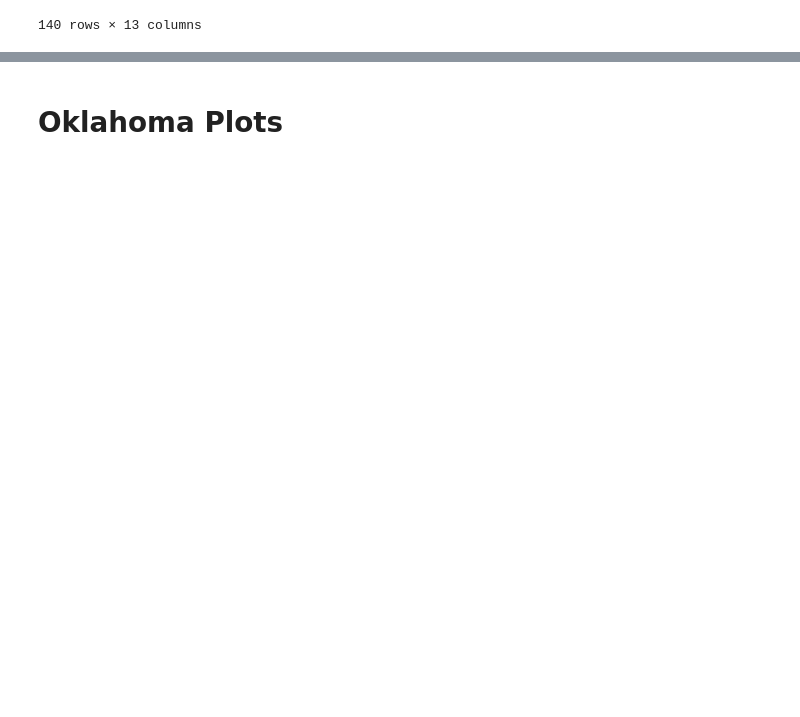
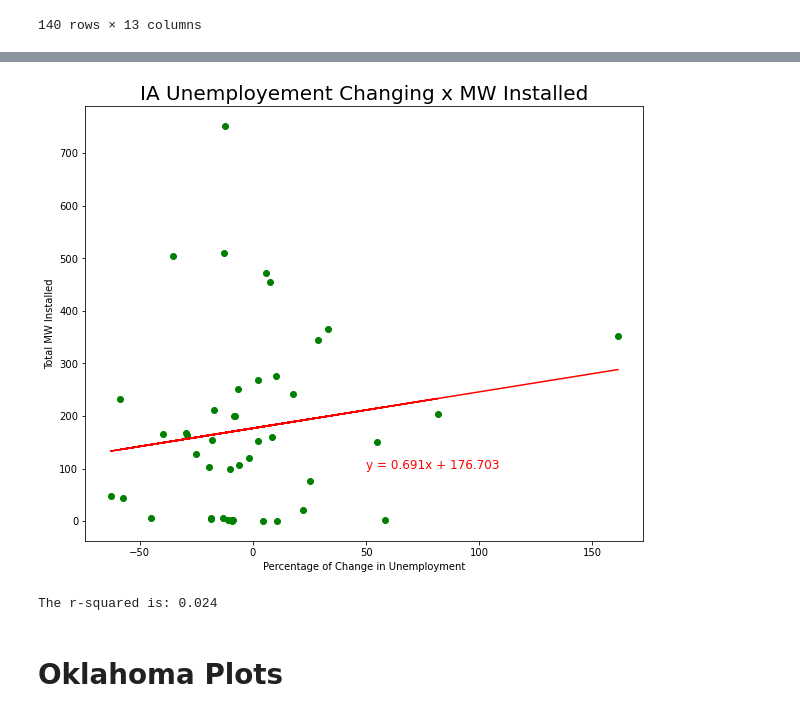
Before and after one commit to cjengleson/Project-1-Repo, a Jupyter notebook: eliza_notebook_plus_census.ipynb, the cells around one changed output, grey strips where cells are left out. Drawn from its saved outputs; the diff is of its cells as text; code cells hidden in the pictures; blank space fills up the shorter version.

```diff
--- a/eliza_notebook_plus_census.ipynb
+++ b/eliza_notebook_plus_census.ipynb
@@ -414,3 +224,50 @@ plt.show()
+# %%
+# add columns with max and min years for every county
+IA_max_min_year = pd.merge(iowa_census,IA_county_max_year, on= 'County', how = 'outer')
+IA_max_min_year = IA_max_min_year.rename(columns={'Year_x': 'Year','Year_y':'Max year'})
+IA_max_min_year = pd.merge(IA_max_min_year,IA_county_min_year, on= 'County', how = 'outer')
+IA_max_min_year = IA_max_min_year.rename(columns={'Year_x': 'Year','Year_y':'Min year'})
+
+#creates a dataframe with with unemployment rate at the last year that the county had wind farm installed
+IA_df_max = IA_max_min_year.loc[IA_max_min_year['Year']==IA_max_min_year['Max year']]
+IA_df_max = IA_df_max.drop(columns={'State','Year','Max year','Min year'})
+IA_df_max = IA_df_max.rename(columns={'Unemployment Rate': 'Unemployment Rate Last Year','Population':'Population Last Year'})
+
+#creates a dataframe with with unemployment rate at the year before the county had its first wind farm installed
+IA_df_min = IA_max_min_year.loc[IA_max_min_year['Year']==IA_max_min_year['Min year']]
+IA_df_min = IA_df_min.drop(columns={'State','Year','Max year','Min year'})
+IA_df_min = IA_df_min.rename(columns={'Unemployment Rate': 'Unemployment Rate Year Before WF','Population':'Population First Year'})
+
+#
+IA_df = pd.merge(IA_df_min,IA_df_max,on= 'County', how = 'outer')
+
+IA_df['Rate Changing'] = (((IA_df['Unemployment Rate Last Year']).astype(float) / (IA_df['Unemployment Rate Year Before WF']).astype(float))-1) * 100
+IA_df = pd.merge(IA_df,WF_county_IA,on= 'County', how = 'outer')
+IA_df = IA_df.dropna(subset=['Rate Changing'])
+# %%
+# scatter plot of unemployment rate changing and total MW installed in the couties
+
+regress_values=[]
+x = IA_df['Rate Changing'].astype(float)
+y = IA_df['WF Total MW'].astype(float)
+
+
+plt.subplots(figsize=(10, 8))
+(slope, intercept, rvalue, pvalue, stderr) = linregress(x,y)
+regress_values = np.asarray(x) * slope + intercept
+line_eq = "y = " + str(round(slope,3)) + "x + " + str(round(intercept,3))
+plt.scatter(x,y,  color = 'green')
+plt.plot(x,regress_values,"r-")
+
+plt.annotate(line_eq,(50, 100),fontsize=12,color="red")
+plt.xlabel('Percentage of Change in Unemployment')
+plt.ylabel('Total MW Installed')
+plt.title('IA Unemployement Changing x MW Installed',fontsize=20)
+plt.show()
+print(f"The r-squared is: {round(rvalue**2,4)}")
+# %% [output]
+[figure, added]
+The r-squared is: 0.024
 # %% [markdown]
 # Oklahoma Plots
 # %%
```
Also changed, not shown: parts of 53 cells of this notebook, 1 other file.
